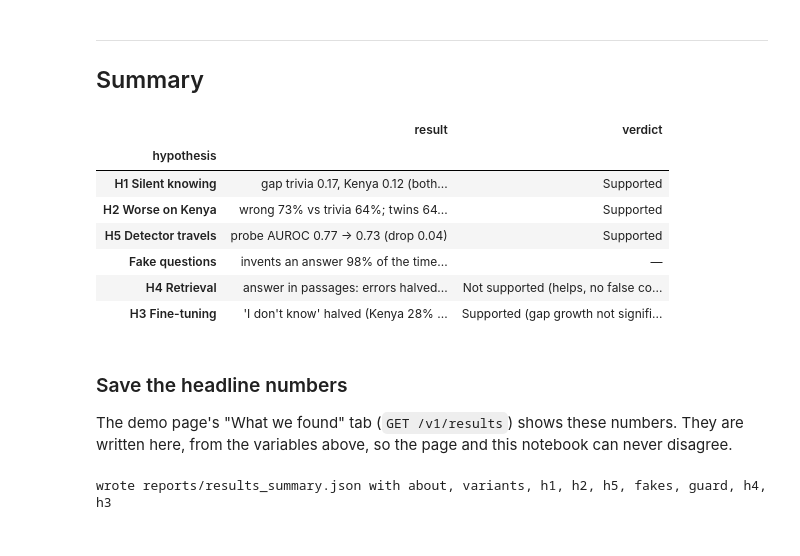
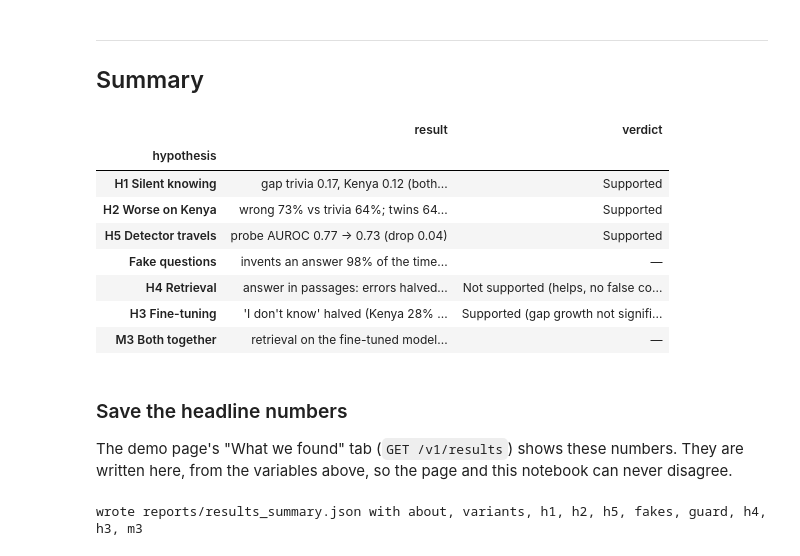
Before and after one commit to trevorblue/bluff-detector, a Jupyter notebook: notebooks/results.ipynb, the cells around one changed output. Cells and saved outputs as stored; diff of their text form; code cells hidden in the pictures.

```diff
--- a/notebooks/results.ipynb
+++ b/notebooks/results.ipynb
@@ -539,33 +684,37 @@ rows = [
      f"gap trivia {g_t['point']:.2f}, Kenya {g_k['point']:.2f} (both CIs above 0)",
      "Supported" if g_t["lo"] > 0 and g_k["lo"] > 0 else "Partly"),
     ("H2 Worse on Kenya", f"wrong {100 * kenya.y_wrong.mean():.0f}% vs trivia "
      f"{100 * trivia.y_wrong.mean():.0f}%; twins {100 * T['wrong_rate']['kenya']:.0f}% vs UK "
      f"{100 * T['wrong_rate']['uk']:.0f}% (p {T['mcnemar_wrong']['p_value']:.2f})",
      H2_VERDICT.split(":")[0].capitalize()),
     ("H5 Detector travels",
      f"probe AUROC {M['detectors']['probe_linear']['sets']['trivia_test']['auroc']:.2f}"
      f" -> {M['detectors']['probe_linear']['sets']['kenya']['auroc']:.2f} (drop {drop:.2f})",
      "Supported" if drop < 0.1 else "Not supported"),
     ("Fake questions",
      f"invents an answer {100 * (1 - fakes.open_abstained.mean()):.0f}% of the time asked "
      f"normally, {100 * (1 - fakes.abstained.mean()):.0f}% when offered 'I don't know'", "—"),
     ("H4 Retrieval",
      "answer in passages: errors halved; not in passages: no false confidence (see H4 table)",
      "Not supported (helps, no false confidence)"),
     ("H3 Fine-tuning", "'I don't know' halved (Kenya 28% -> 13%, p < 1e-8), accuracy unchanged; "
      "saying fell (expressed -0.07), knowing held (internal -0.03, n.s.)",
      "Supported (gap growth not significant)"),
+    ("M3 Both together", "retrieval on the fine-tuned model halves errors when the answer is in "
+     "the passages and restores 'I don't know' (Kenya 13% -> 27%); fine-tuning adds nothing on "
+     "top of retrieval; the probe travels worst (Kenya AUROC 0.64)", "—"),
 ]
 display(pd.DataFrame(rows, columns=["hypothesis", "result", "verdict"]).set_index("hypothesis"))
 # %% [output]
 |  | result | verdict |
 | hypothesis |  |  |
 | H1 Silent knowing | gap trivia 0.17, Kenya 0.12 (both... | Supported |
 | H2 Worse on Kenya | wrong 73% vs trivia 64%; twins 64... | Supported |
 | H5 Detector travels | probe AUROC 0.77 -> 0.73 (drop 0.04) | Supported |
 | Fake questions | invents an answer 98% of the time... | — |
 | H4 Retrieval | answer in passages: errors halved... | Not supported (helps, no false co... |
 | H3 Fine-tuning | 'I don't know' halved (Kenya 28% ... | Supported (gap growth not signifi... |
+| M3 Both together | retrieval on the fine-tuned model... | — |
 # %% [markdown]
 ### Save the headline numbers
 
@@ -667,7 +816,30 @@ if cmp2.exists():
                "delta_expressed": ci(C2[key]["delta_expressed"]),
                "delta_gap": ci(C2[key]["delta_gap"])}
         for key, name in [("trivia_test", "trivia"), ("kenya", "kenya")]}}
+if "M3T" in globals():
+    def change(path):
+        cc = json.loads(path.read_text())["sets"]
+        return {name: {"abstain_a": num(cc[key]["abstain_rate"]["a"]),
+                       "abstain_b": num(cc[key]["abstain_rate"]["b"]),
+                       "abstain_p": num(cc[key]["mcnemar_abstain"]["p_value"]),
+                       "wrong_a": num(cc[key]["wrong_rate"]["a"]),
+                       "wrong_b": num(cc[key]["wrong_rate"]["b"]),
+                       "delta_internal": ci(cc[key]["delta_internal"]),
+                       "delta_expressed": ci(cc[key]["delta_expressed"]),
+                       "delta_gap": ci(cc[key]["delta_gap"])}
+                for key, name in [("trivia_test", "trivia"), ("kenya", "kenya")]}
+    m3g = []
+    for label, mask in groups3:
+        d_ = four[mask]
+        m3g.append({"set": label, "n": int(len(d_)),
+                    **{f"wrong_{s}": num(d_[f"wrong_{s}"].mean())
+                       for s in ("m0", "m1", "m2", "m3")},
+                    **{f"abstain_{s}": num(d_[f"abstain_{s}"].mean())
+                       for s in ("m0", "m1", "m2", "m3")},
+                    "wrong_p_m2_m3": num(metrics.mcnemar(d_.wrong_m2.values,
+                                                         d_.wrong_m3.values)["p_value"])})
+    summary["m3"] = {"m2_to_m3": change(cmp_m2m3), "m1_to_m3": change(cmp_m1m3), "groups": m3g}
 Path("reports/results_summary.json").write_text(json.dumps(summary, indent=1))
 print("wrote reports/results_summary.json with", ", ".join(summary))
 # %% [output]
-wrote reports/results_summary.json with about, variants, h1, h2, h5, fakes, guard, h4, h3
+wrote reports/results_summary.json with about, variants, h1, h2, h5, fakes, guard, h4, h3, m3
```
Also changed, not shown: parts of 3 cells of this notebook, 46 other files.
